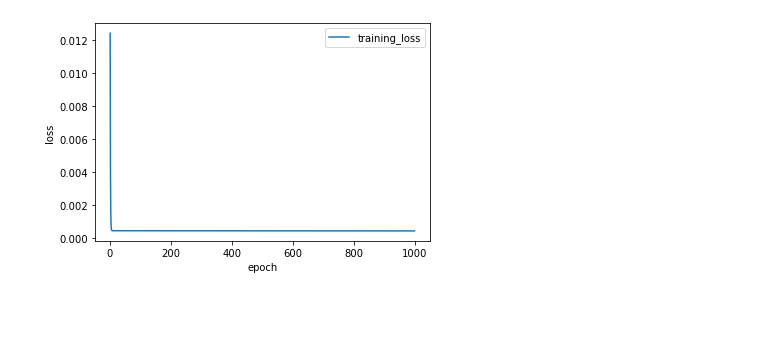
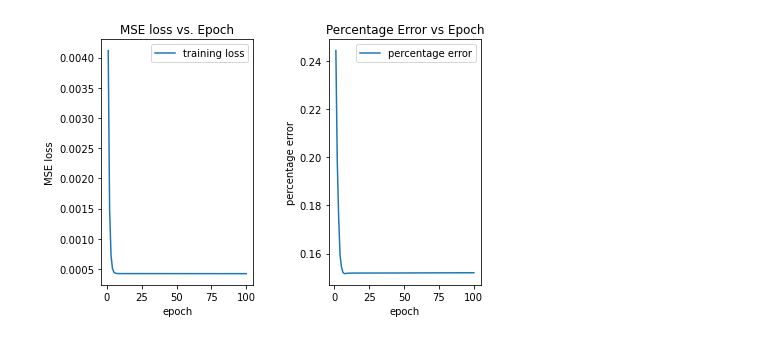
Before and after one commit to tzk524/deep_learning_final_project, a Jupyter notebook: baseline_model.ipynb, the cells around one changed output. Cells and saved outputs as stored; diff of their text form; code cells hidden in the pictures; blank space fills up the shorter version.

Commit message:
revised baseline model

```diff
--- a/baseline_model.ipynb
+++ b/baseline_model.ipynb
@@ -109,7 +109,7 @@ from tqdm import tqdm
 activation_relu = torch.nn.ReLU()
 Loss_Function = torch.nn.MSELoss()
 Learning_Rate = 0.001
-epochs = 1000
+epochs = 100
 
 
 class BaseModule(torch.nn.Module):
@@ -129,6 +129,7 @@ def train_model(dataset, model, epochs):
     optimizer = optim.SGD(model.parameters(), lr=Learning_Rate)
     epoch_list = []
     loss_list = []
+    error_list = []
     for epoch in tqdm(range(epochs)):
         avg_loss = 0
         for data in dataset:
@@ -144,7 +145,8 @@ def train_model(dataset, model, epochs):
             optimizer.step()
         epoch_list.append(epoch+1)
         loss_list.append(avg_loss/len(dataset))
-    return epoch_list, loss_list
+        error_list.append(test_model(test_dataset, model))
+    return epoch_list, loss_list, error_list
 
 def test_model(dataset, model):
     estimation = []
@@ -158,12 +160,20 @@ def test_model(dataset, model):
         sMAPE += np.mean(abs(estimation[i]-ground_truth[i])/(ground_truth[i]+estimation[i])/2)/len(estimation)
     return sMAPE
 
-def draw_result(epoch_list, loss_list):
-    fix, ax = plt.subplots()
-    line_1 = ax.plot(epoch_list, loss_list, label="training_loss")
-    ax.set(xlabel="epoch", ylabel="loss")
-    ax.legend()
+def draw_result(epoch_list, loss_list, error_list):
+    fig, (ax1, ax2) = plt.subplots(1, 2)
+    fig.tight_layout()
+    line_1 = ax1.plot(epoch_list, loss_list, label="training loss")
+    line_2 = ax2.plot(epoch_list, error_list, label="percentage error")
+    ax1.set(xlabel="epoch", ylabel="MSE loss", title="MSE loss vs. Epoch")
+    ax1.legend()
+    ax2.set(xlabel="epoch", ylabel="percentage error", title="Percentage Error vs Epoch")
+    ax2.legend()
+    plt.subplots_adjust(wspace=0.5)
     plt.show()
+
+    print("lowest MSE loss: {} at epoch {}".format(min(loss_list), loss_list.index(min(loss_list))))
+    print("lowest percentage error: {} at epoch {}".format(min(error_list), error_list.index(min(error_list))))
 # %%
 base_model = BaseModule()
 
@@ -174,8 +184,8 @@ tensor_targets = torch.from_numpy(targets)
 my_dataset = TensorDataset(tensor_features, tensor_targets)
 train_dataset, test_dataset = torch.utils.data.random_split(my_dataset, [numOfTrain, numOfTest])
 # %%
-training_epoch_list, training_loss_list = train_model(train_dataset, base_model, epochs)
-draw_result(training_epoch_list, training_loss_list)
-print(test_model(test_dataset, base_model))
+training_epoch_list, training_loss_list, training_error_list = train_model(train_dataset, base_model, epochs)
+draw_result(training_epoch_list, training_loss_list, training_error_list)
+# print(test_model(test_dataset, base_model))
 # %% [output]
-[figure, old version]
+[figure, new version]
```
Also changed, not shown: parts of 12 cells of this notebook.
